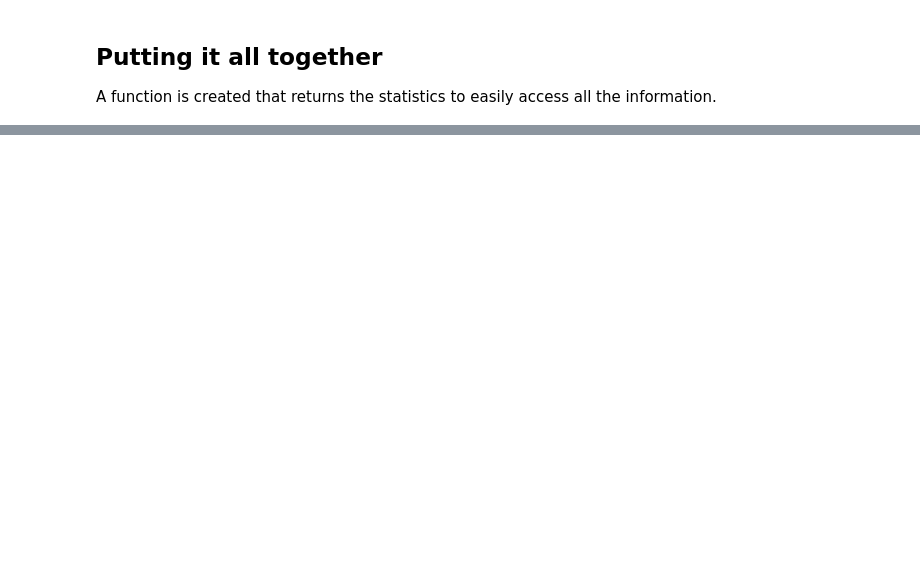
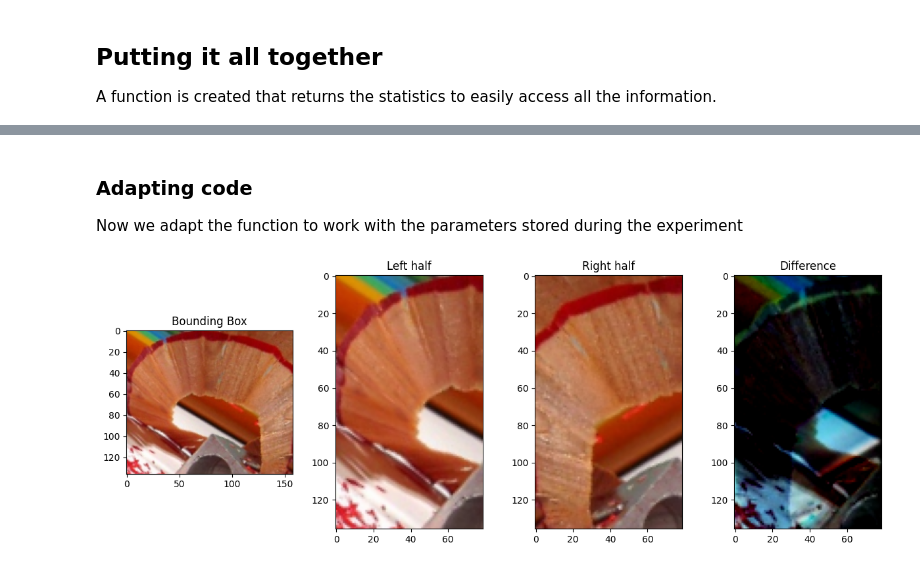
Before and after one commit to GMuradas99/Strength-Of-Symmetry, a Jupyter notebook: symmetry-strength.ipynb, the cells around one changed output, grey strips where cells are left out. Cells and saved outputs as stored; diff of their text form; code cells hidden in the pictures; blank space fills up the shorter version.

Commit message:
Adapted function for the data stored in the experi

```diff
--- a/symmetry-strength.ipynb
+++ b/symmetry-strength.ipynb
@@ -323,0 +325,72 @@ symmetryStrength('butterfly.jpg','index' ,(165,230), (850, 350), -33)
+# %% [markdown]
+<h3>Adapting code</h3>
+Now we adapt the function to work with the parameters stored during the experiment
+# %%
+# Remove negative coordinates from list
+def removeNegativeCoordinates(points):
+    result = []
+    for point in points:
+        x = point[0]
+        y = point[1]
+        if x < 0:
+            x = 0
+        if y < 0:
+            y = 0
+        result.append((x,y))
+    return result
+
+# Crops image with center of rectangle, dimensions and rotation
+def symmetryStrength(img, centerX, centerY, width, height, rotation, axisHorizontal, index = "None", onlyUQUI = False, display = False):
+    # Making width and height even
+    if width % 2 != 0:
+        width += 1
+    if height % 2 != 0:
+        height += 1
+
+    # Calculating the bounding box
+    pts = [(centerX-width/2 , centerY-height/2), (centerX+width/2 , centerY-height/2),
+           (centerX+width/2 , centerY+height/2), (centerX-width/2 , centerY+height/2)]
+
+    # Removing negative coordinates
+    pts = removeNegativeCoordinates(pts)
+
+    # Rotating and cropping image
+    rotationMatrix = cv2.getRotationMatrix2D((centerX,centerY),rotation,1)
+    img = cv2.warpAffine(img,rotationMatrix,(img.shape[1], img.shape[0]))
+    img = img[int(pts[0][1]):int(pts[0][1])+int(height), int(pts[0][0]):int(pts[0][0]+width)]
+
+    # Flipping image if axis is horizontal
+    if axisHorizontal:
+        img = cv2.rotate(img, cv2.ROTATE_90_CLOCKWISE)
+
+    # Dividing image
+    leftHalf = img[:, :img.shape[1]//2]
+    rightHalf = img[:, img.shape[1]//2:]
+    rightHalf = cv2.flip(rightHalf, 1)
+
+    # Copying the black pixels
+    copyMask(rightHalf,leftHalf)
+
+    # Display
+    if display:
+        diff = cv2.subtract(leftHalf, rightHalf)
+        _, ax = plt.subplots(1,4, figsize=(15, 5))
+        ax[0].imshow(img), ax[0].set_title(f'Bounding Box')
+        ax[1].imshow(leftHalf), ax[1].set_title(f'Left half')
+        ax[2].imshow(rightHalf), ax[2].set_title(f'Right half')
+        ax[3].imshow(diff), ax[3].set_title(f'Difference')
+        plt.show()
+
+    if onlyUQUI:
+        return uqi(leftHalf, rightHalf)
+    else:
+        return getMetrics(index, leftHalf,rightHalf)
+
+
+image1 = cv2.imread('EVA - 4310.jpg')
+image1 = cv2.cvtColor(image1, cv2.COLOR_BGR2RGB)
+
+# cropImage(image1, 195.50881124968, 209.23800298195, 403, 55, 19.008633865881, True, display = True, onlyUQUI=True)
+symmetryStrength(image1, 374.55893346927, 141.11015487212, 157, 135, -38.349279699529, False, display = True)
+# %% [output]
+[figure, added]
```
Also changed, not shown: parts of 4 cells of this notebook, 2 other files.
